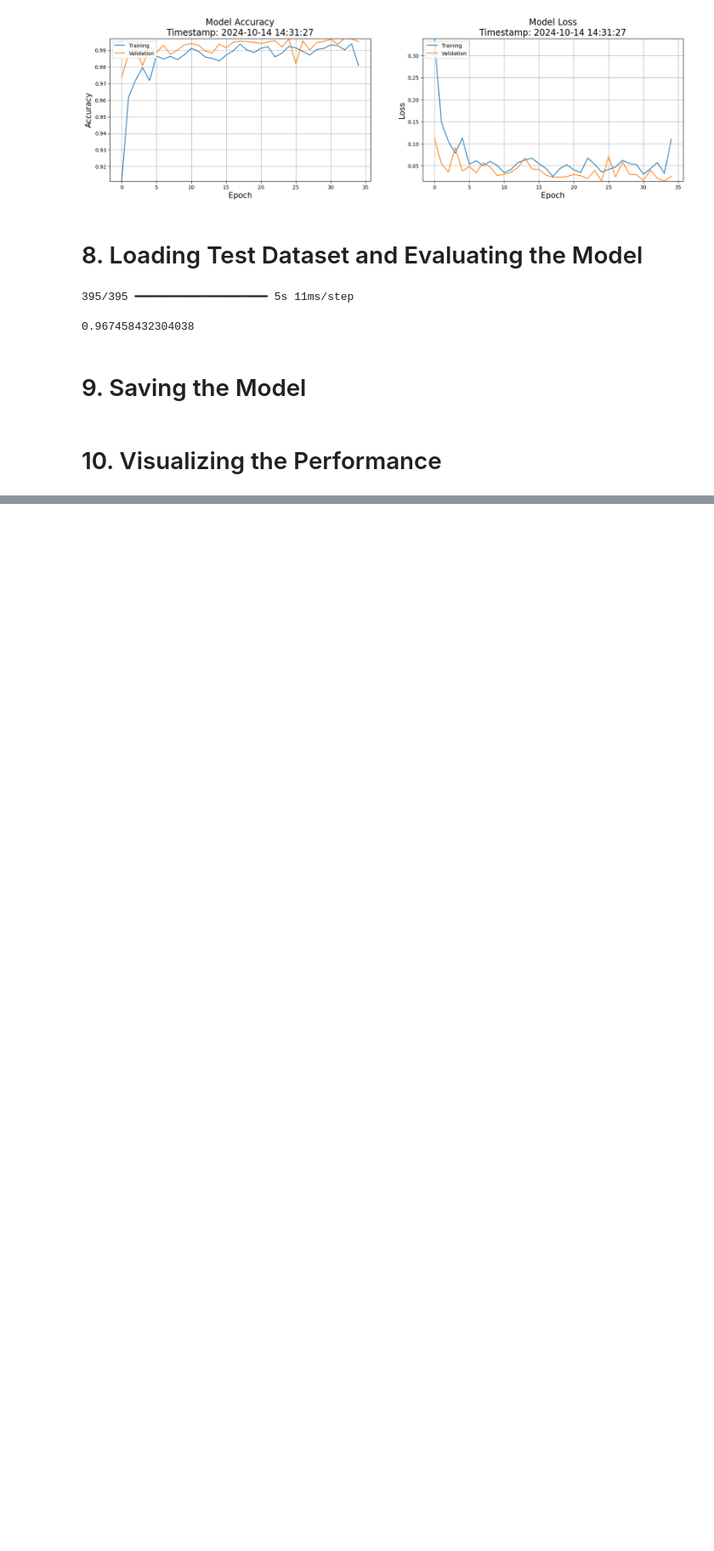
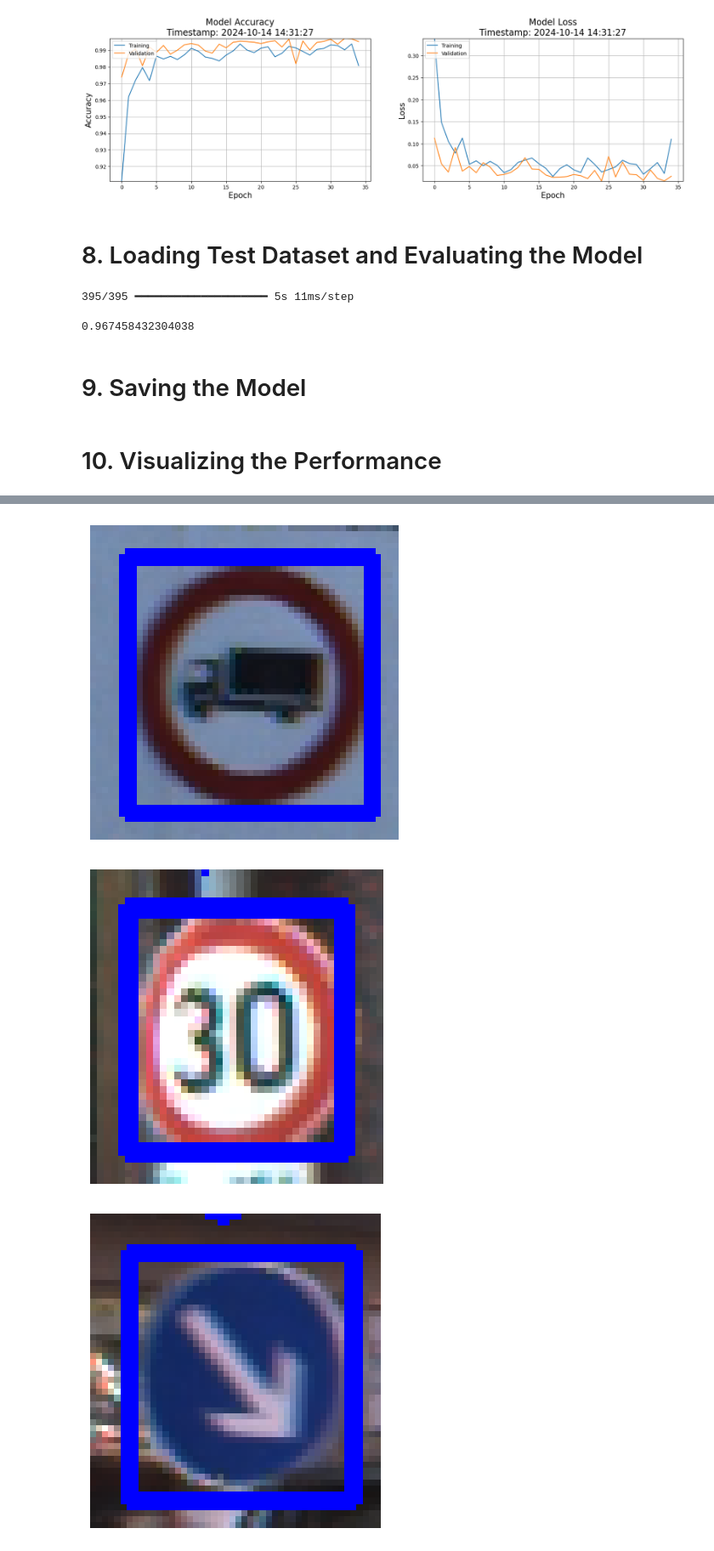
Before and after one commit to KurosJS/Traffic-Signs-Detection, a Jupyter notebook: signs-classification.ipynb, the cells around one changed output, grey strips where cells are left out. Shown: that part at 85% size. Cells and saved outputs as stored; diff of their text form; code cells hidden in the pictures; blank space fills up the shorter version.

```diff
--- a/signs-classification.ipynb
+++ b/signs-classification.ipynb
@@ -289,0 +344,52 @@ print('\n\n\n',sign_names[sign_names['Code'] == predicted_class].values[0][1])
+# %%
+import cv2
+import numpy as np
+import pandas as pd
+import matplotlib.pyplot as plt
+
+# Load necessary datasets
+test_data = pd.read_csv('./input/gtsrb-german-traffic-sign/Test.csv')
+sign_names = pd.read_csv('./input/gtsrb-german-traffic-sign/Signs.csv')
+
+# Function to convert bounding box data into YOLO format (optional, not required for visualization)
+def convert_to_yolo_format(row):
+    x_center = (row['Roi.X1'] + row['Roi.X2']) / 2 / row['Width']
+    y_center = (row['Roi.Y1'] + row['Roi.Y2']) / 2 / row['Height']
+    box_width = (row['Roi.X2'] - row['Roi.X1']) / row['Width']
+    box_height = (row['Roi.Y2'] - row['Roi.Y1']) / row['Height']
+    return f"{row['ClassId']} {x_center} {y_center} {box_width} {box_height}"
+
+# Add YOLO format as a new column (optional)
+test_data['YOLO_Format'] = test_data.apply(convert_to_yolo_format, axis=1)
+
+# Define a function to draw bounding boxes on images
+def draw_bounding_box(img_path, box, label):
+    # Read the image
+    img = cv2.imread(img_path)
+    if img is None:
+        print(f"Image not found at path: {img_path}")
+        return
+    # Convert box coordinates to integer
+    x1, y1, x2, y2 = map(int, box)
+    # Draw rectangle
+    img = cv2.rectangle(img, (x1, y1), (x2, y2), (255, 0, 0), 2)
+    # Add label text
+    cv2.putText(img, label, (x1, y1 - 10), cv2.FONT_HERSHEY_SIMPLEX, 0.5, (255, 0, 0), 2)
+    # Display the image
+    plt.imshow(cv2.cvtColor(img, cv2.COLOR_BGR2RGB))
+    plt.axis('off')
+    plt.show()
+
+# Iterate through test data and display bounding boxes (run 5 times only)
+for _, row in test_data.head(5).iterrows():
+    # Extract bounding box coordinates and label
+    box = [row['Roi.X1'], row['Roi.Y1'], row['Roi.X2'], row['Roi.Y2']]
+    label = sign_names[sign_names['Code'] == row['ClassId']].iloc[0]['Sign']
+    # Construct image path
+    img_path = './input/gtsrb-german-traffic-sign/' + row['Path']
+    # Draw bounding box
+    draw_bounding_box(img_path, box, label)
+# %% [output]
+[figure, added]
+[figure, added]
+[figure, added]
```
Also changed, not shown: parts of 5 cells of this notebook, 1 other file.
